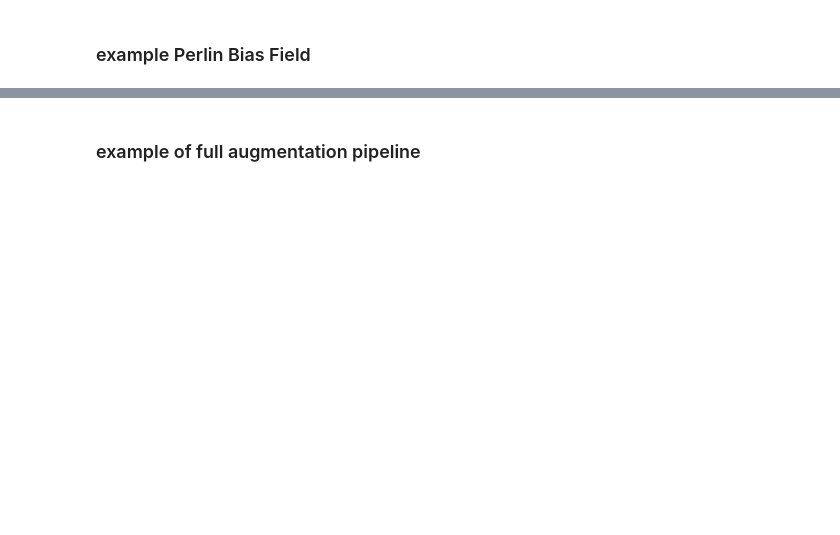
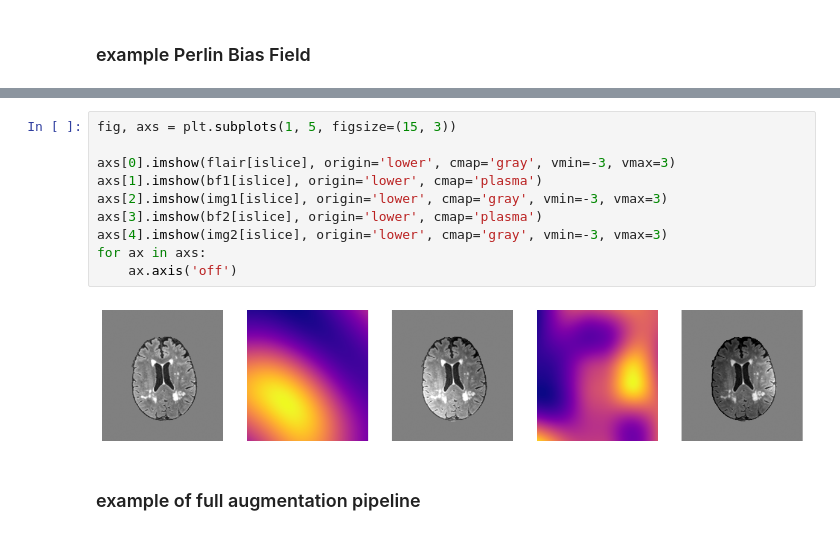
Before and after one commit to BenjaminPhi5/SynthNorm-augmentation, a Jupyter notebook: Demo.ipynb, the cells around one changed output, grey strips where cells are left out. Drawn from its saved outputs; the diff is of its cells as text; blank space fills up the shorter version.

```diff
--- a/Demo.ipynb
+++ b/Demo.ipynb
@@ -59,2 +95,14 @@ for ax in axs:
+# %%
+fig, axs = plt.subplots(1, 5, figsize=(15, 3))
+
+axs[0].imshow(flair[islice], origin='lower', cmap='gray', vmin=-3, vmax=3)
+axs[1].imshow(bf1[islice], origin='lower', cmap='plasma')
+axs[2].imshow(img1[islice], origin='lower', cmap='gray', vmin=-3, vmax=3)
+axs[3].imshow(bf2[islice], origin='lower', cmap='plasma')
+axs[4].imshow(img2[islice], origin='lower', cmap='gray', vmin=-3, vmax=3)
+for ax in axs:
+    ax.axis('off')
+# %% [output]
+[figure, added]
 # %% [markdown]
 ### example of full augmentation pipeline
```
Also changed, not shown: parts of 10 cells of this notebook, 2 other files.
